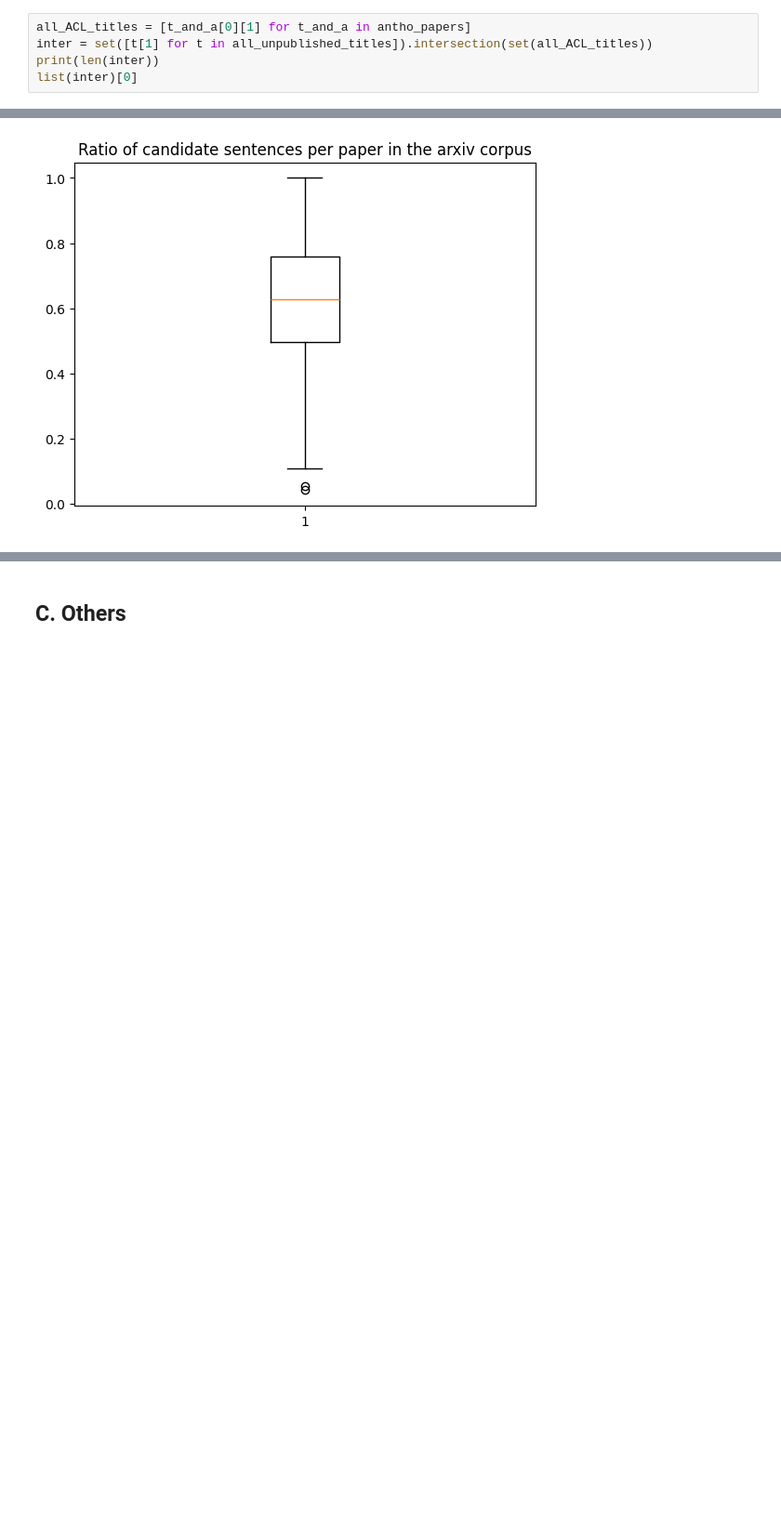
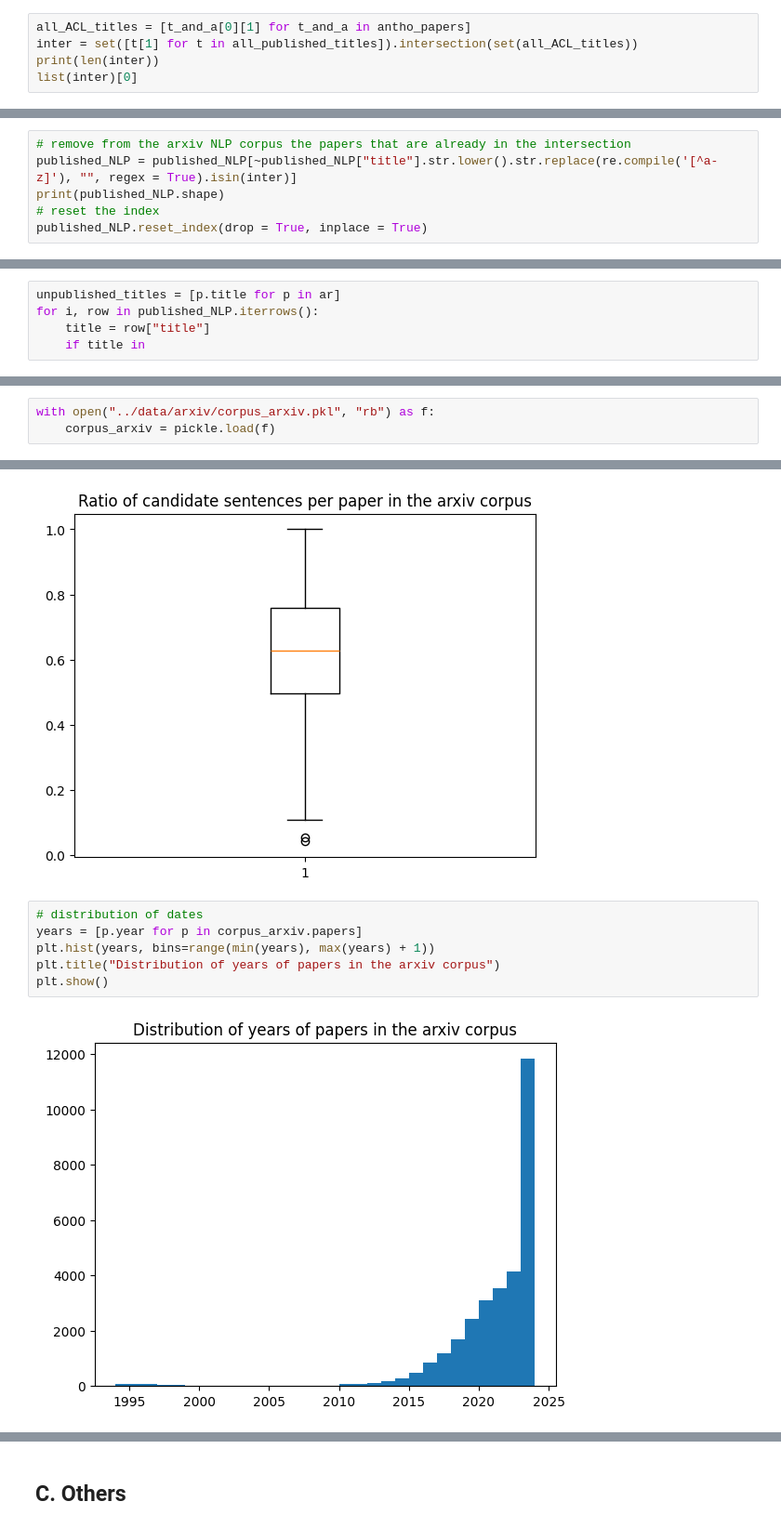
Before and after one commit to ClementineBleuze/claims-in-NLP, a Jupyter notebook: 1-corpus-constitution/corpora-constitution.ipynb, the cells around one changed output, grey strips where cells are left out. Shown at 93% size. Drawn from its saved outputs; the diff is of its cells as text; blank space fills up the shorter version.

```diff
--- a/1-corpus-constitution/corpora-constitution.ipynb
+++ b/1-corpus-constitution/corpora-constitution.ipynb
@@ -411,7 +587,7 @@ https://aclanthology.org/2024.unimplicit-1.3
 Find the arxiv papers whose title is already found in the ACL Anthology:
 # %%
 all_ACL_titles = [t_and_a[0][1] for t_and_a in antho_papers]
-inter = set([t[1] for t in all_unpublished_titles]).intersection(set(all_ACL_titles))
+inter = set([t[1] for t in all_published_titles]).intersection(set(all_ACL_titles))
 print(len(inter))
 list(inter)[0]
 # %% [output]
@@ -419,0 +609,6 @@ list(inter)[0]
+# %%
+# remove from the arxiv NLP corpus the papers that are already in the intersection
+published_NLP = published_NLP[~published_NLP["title"].str.lower().str.replace(re.compile('[^a-z]'), "", regex = True).isin(inter)]
+print(published_NLP.shape)
+# reset the index
+published_NLP.reset_index(drop = True, inplace = True)
@@ -419,0 +619,5 @@ list(inter)[0]
+# %%
+unpublished_titles = [p.title for p in ar]
+for i, row in published_NLP.iterrows():
+    title = row["title"]
+    if title in
@@ -684 +965,4 @@ Errors:
+# %%
+with open("../data/arxiv/corpus_arxiv.pkl", "rb") as f:
+    corpus_arxiv = pickle.load(f)
 # %%
@@ -879,3 +1163,11 @@ plt.title("Ratio of candidate sentences per paper in the arxiv corpus")
 plt.show()
 # %% [output]
 [figure]
+# %%
+# distribution of dates
+years = [p.year for p in corpus_arxiv.papers]
+plt.hist(years, bins=range(min(years), max(years) + 1))
+plt.title("Distribution of years of papers in the arxiv corpus")
+plt.show()
+# %% [output]
+[figure, added]
```
Also changed, not shown: parts of 57 cells of this notebook, 2 other files.
